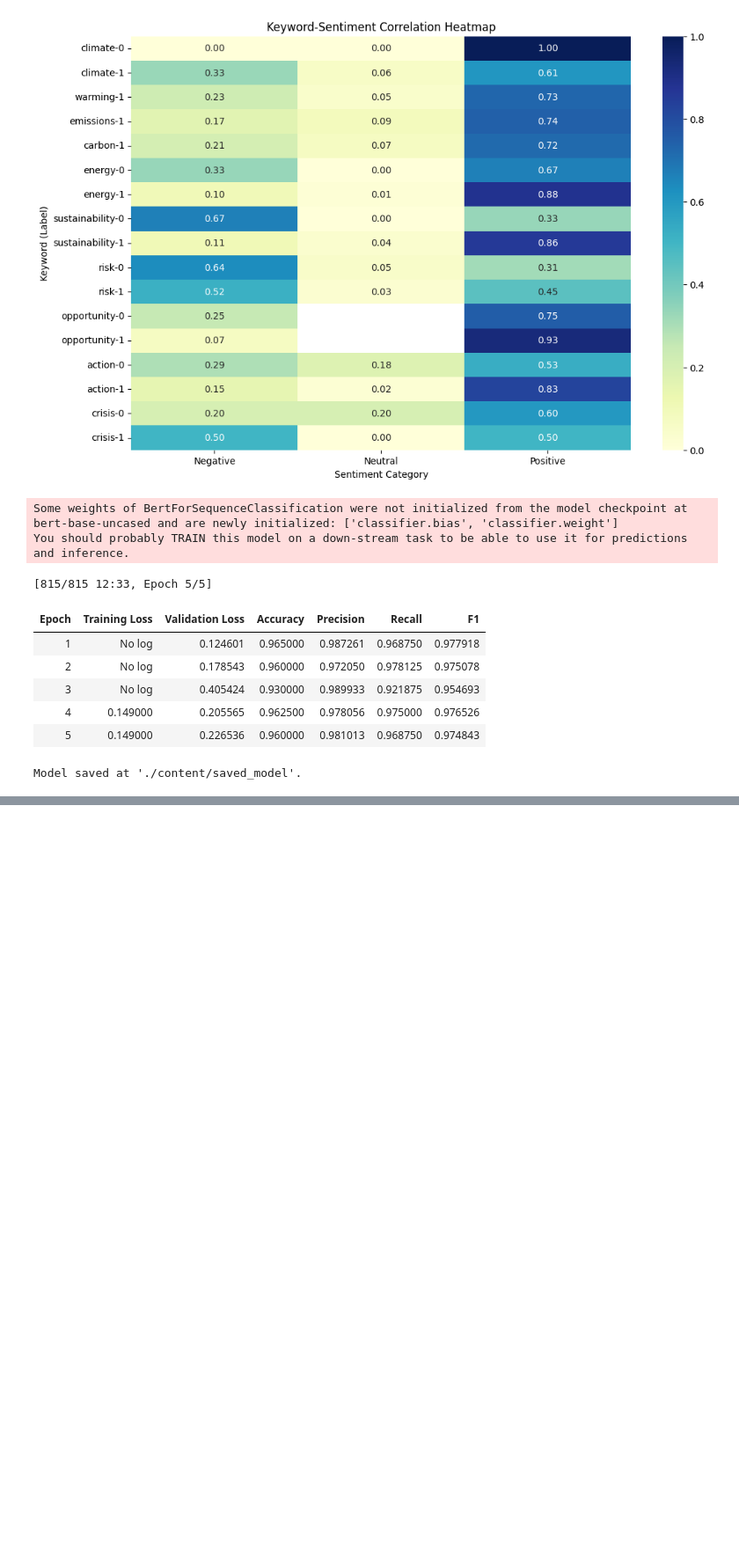
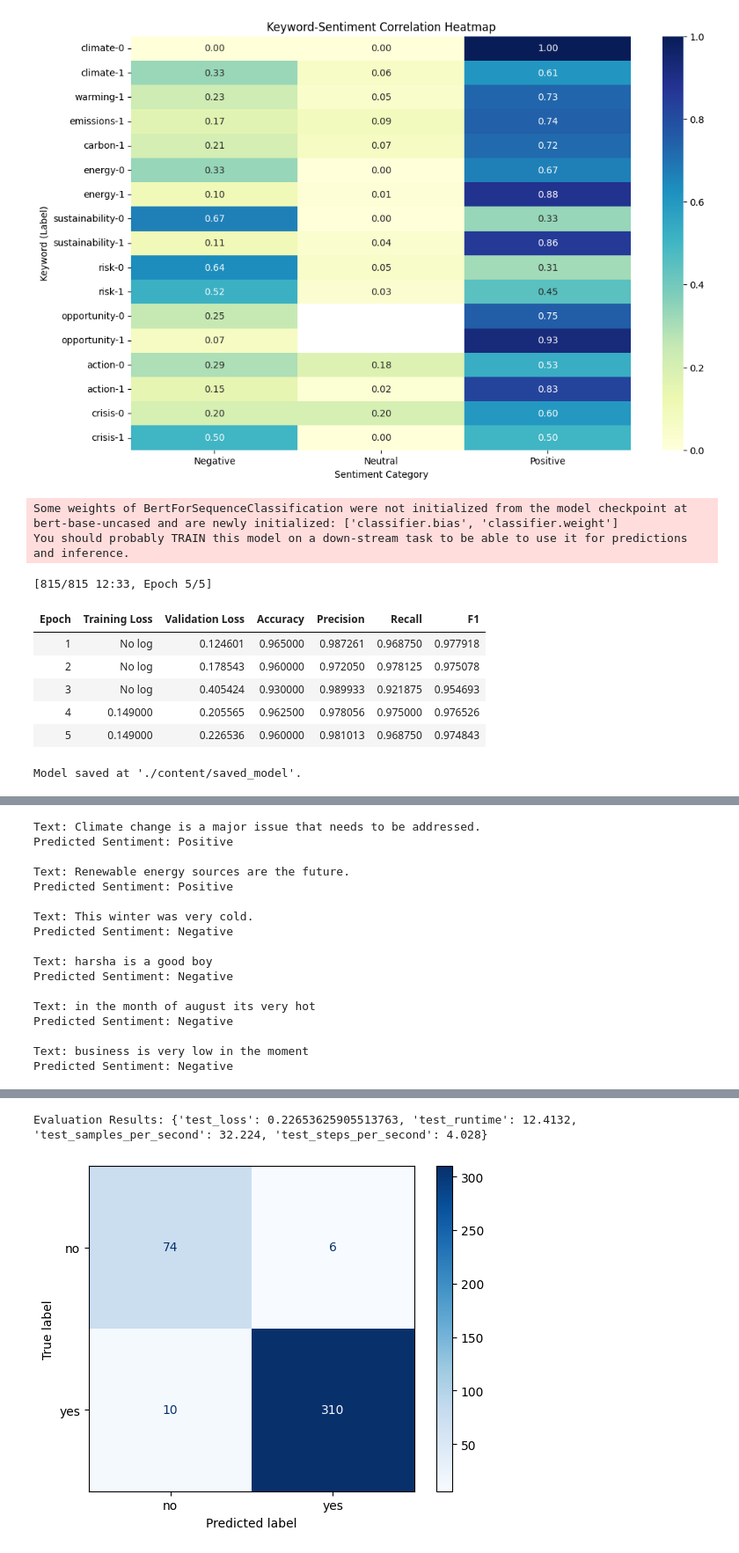
Before and after one commit to harsha5428/LLM, a Jupyter notebook: Assign3_final.ipynb, the cells around one changed output, grey strips where cells are left out. Shown at 88% size. Drawn from its saved outputs; the diff is of its cells as text; code cells hidden in the pictures; blank space fills up the shorter version.

Commit message:
here we are taking some sample text and predicting then sample sentiment whether there are related to climatic change or not

```diff
--- a/Assign3_final.ipynb
+++ b/Assign3_final.ipynb
@@ -439,3 +439,18 @@ You should probably TRAIN this model on a down-stream task to be able to use it
 | 4 | 0.149000 | 0.205565 | 0.962500 | 0.978056 | 0.975000 | 0.976526 |
 | 5 | 0.149000 | 0.226536 | 0.960000 | 0.981013 | 0.968750 | 0.974843 |
 Model saved at './content/saved_model'.
+# %%
+sample_texts = [
+        "Climate change is a major issue that needs to be addressed.",
+        "Renewable energy sources are the future.",
+        "This winter was very cold.",
+        "harsha is a good boy",
+        "in the month of august its very hot",
+        "business is very low in the moment"
+
+]
+
+climate_analysis.predict_sample_sentiments(sample_texts)
+
+climate_analysis.evaluate_classifier()
+# %% [output]
@@ -441,0 +458,17 @@ Model saved at './content/saved_model'.
+Text: Climate change is a major issue that needs to be addressed.
+Predicted Sentiment: Positive
+
+Text: Renewable energy sources are the future.
+Predicted Sentiment: Positive
+
+Text: This winter was very cold.
+Predicted Sentiment: Negative
+
+Text: harsha is a good boy
+Predicted Sentiment: Negative
+
+Text: in the month of august its very hot
+Predicted Sentiment: Negative
+
+Text: business is very low in the moment
+Predicted Sentiment: Negative
@@ -441,0 +476,2 @@ Model saved at './content/saved_model'.
+Evaluation Results: {'test_loss': 0.22653625905513763, 'test_runtime': 12.4132, 'test_samples_per_second': 32.224, 'test_steps_per_second': 4.028}
+[figure, added]
```
Also changed, not shown: parts of 1 cell of this notebook.
